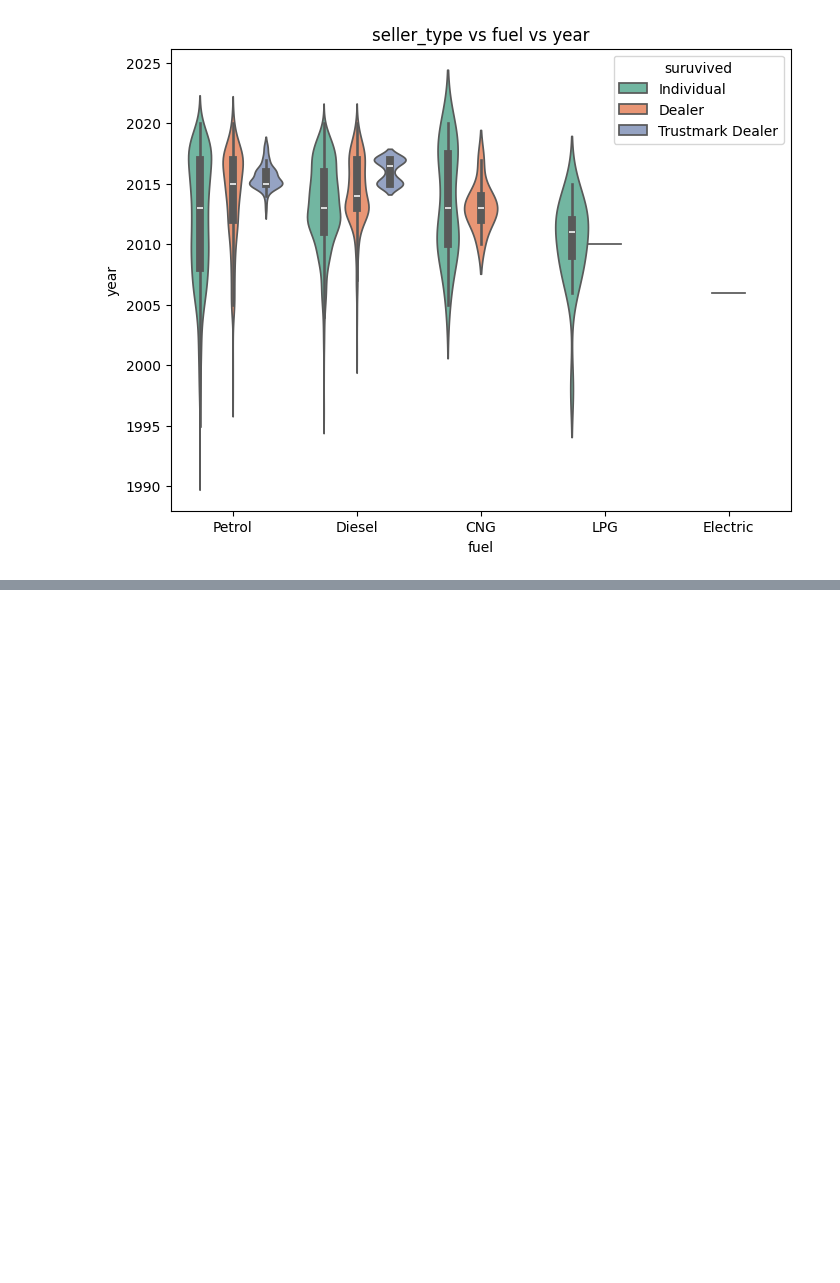
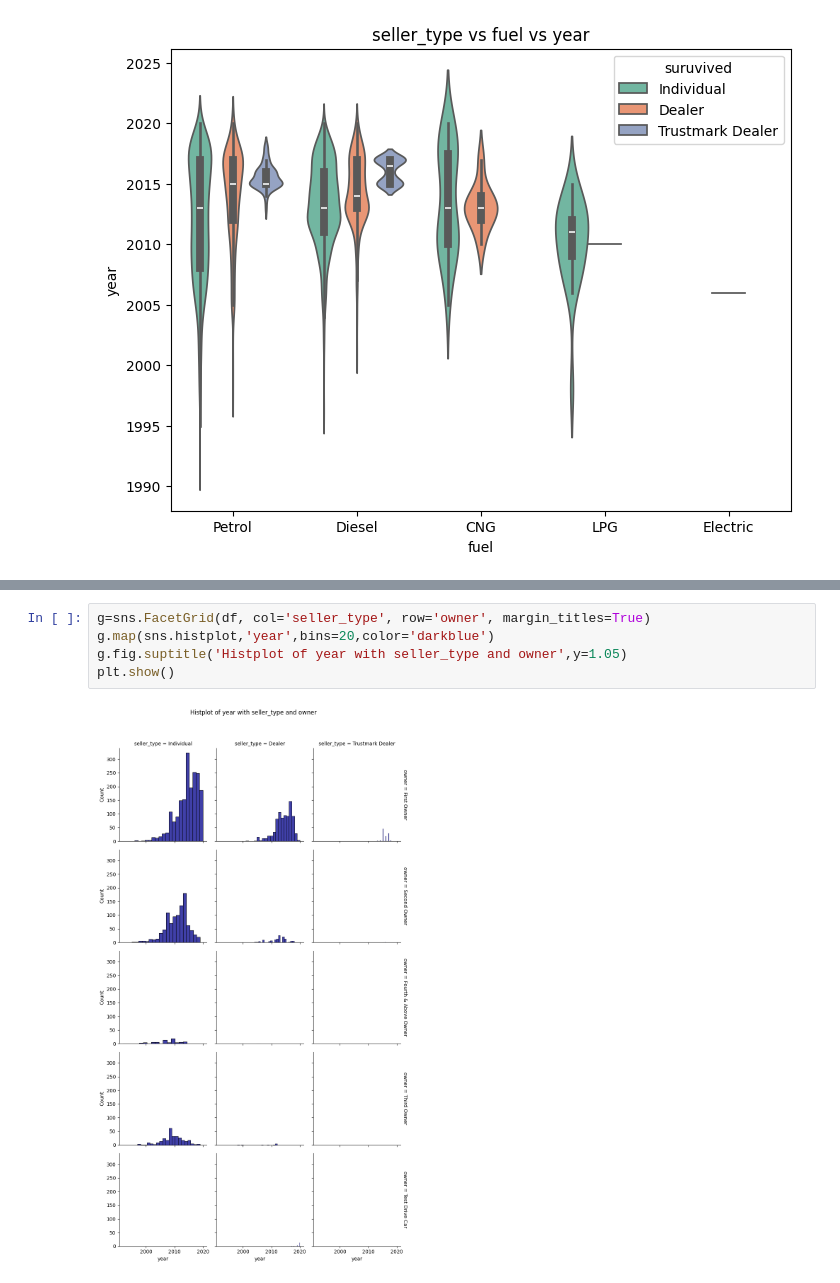
Before and after one commit to chanru-project/ml_learn2, a Jupyter notebook: share/jupyter/kernels/python3/Untitled-4.ipynb, the cells around one changed output, grey strips where cells are left out. Drawn from its saved outputs; the diff is of its cells as text; blank space fills up the shorter version.

```diff
--- a/share/jupyter/kernels/python3/Untitled-4.ipynb
+++ b/share/jupyter/kernels/python3/Untitled-4.ipynb
@@ -123,0 +136,7 @@ plt.show()
+# %%
+g=sns.FacetGrid(df, col='seller_type', row='owner', margin_titles=True)
+g.map(sns.histplot,'year',bins=20,color='darkblue')
+g.fig.suptitle('Histplot of year with seller_type and owner',y=1.05)
+plt.show()
+# %% [output]
+[figure, added]
```
Also changed, not shown: parts of 3 cells of this notebook, 1 other file.
